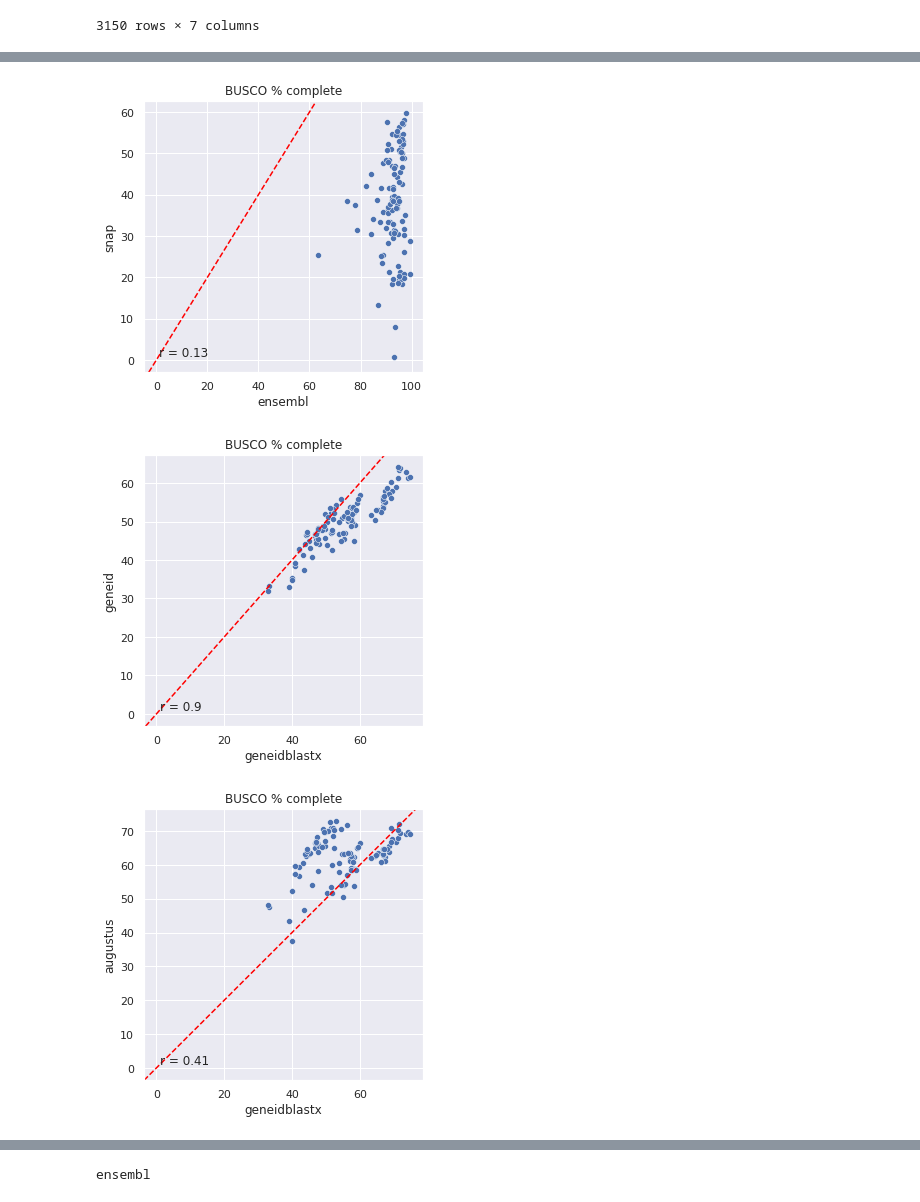
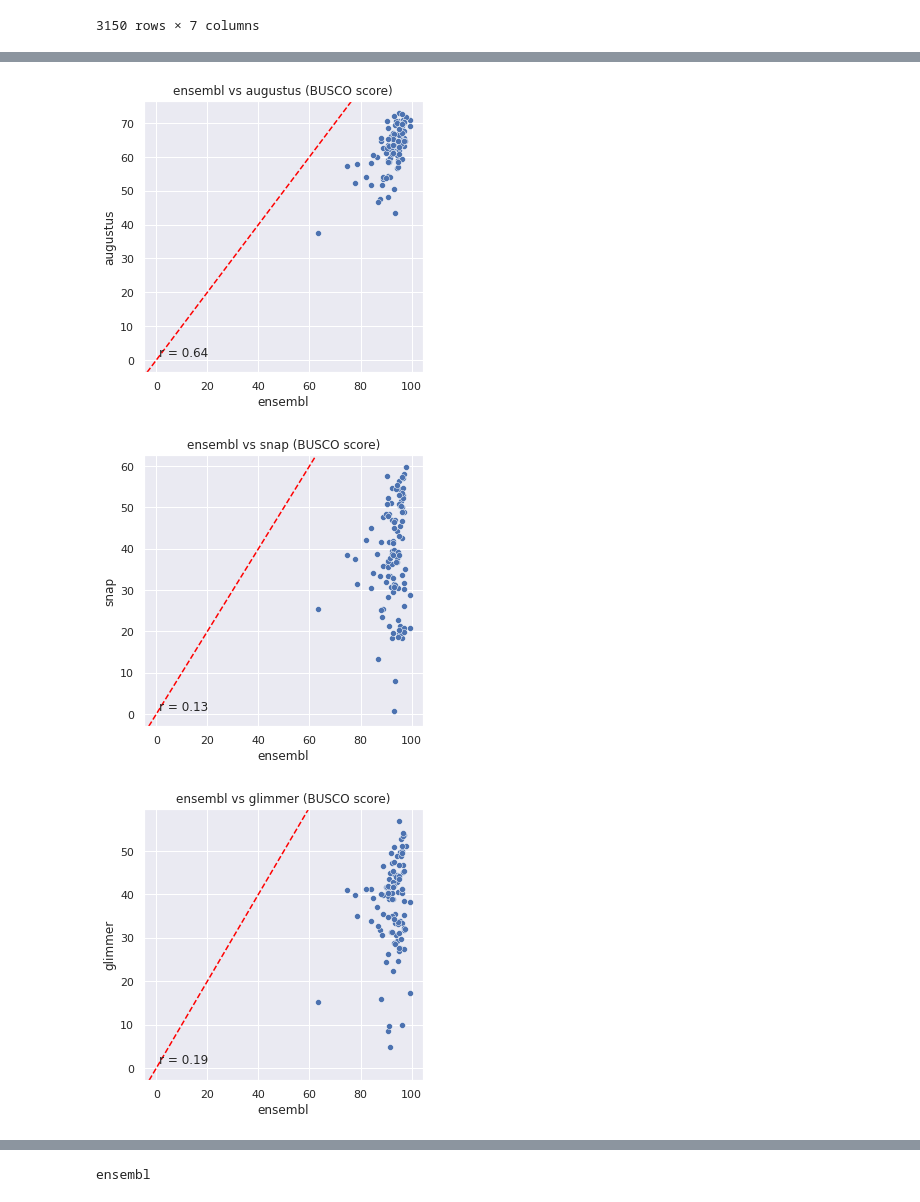
Before and after one commit to apollo994/busco_benchmark, a Jupyter notebook: notebooks/02_summary_stats.ipynb, the cells around one changed output, grey strips where cells are left out. Drawn from its saved outputs; the diff is of its cells as text; code cells hidden in the pictures.

```diff
--- a/notebooks/02_summary_stats.ipynb
+++ b/notebooks/02_summary_stats.ipynb
@@ -85,9 +85,13 @@ sns.boxplot(data = prot_count_df[['augustus','geneidblastx','geneid','ensembl']]
 [figure]
 # %%
 comparisons = [['ensembl','geneidblastx'],
+               ['ensembl','geneid'],
                ['ensembl','augustus'],
                ['ensembl','snap'],
+               ['ensembl','glimmer'],
                ['geneidblastx','geneid'],
+               ['geneidblastx','augustus'],
+               ['geneidblastx','glimmer'],
               ]
 # %%
 sns.set(rc={'figure.figsize':(5,5)})
@@ -99,6 +103,6 @@ for c in comparisons:
     a = sns.scatterplot(x = prot_count_df[c[0]], y = prot_count_df[c[1]])
     a.axline((0, 0), slope=1, linestyle='dashed', color = 'red')
     plt.text(500, 10000, 'r = ' + str(round(r, 2)), size= 12)
-    plt.title('gene count')
+    plt.title(f'{c[0]} vs {c[1]} (protein count)')
     plt.show()
 # %% [output]
@@ -216,10 +223,13 @@ busco_df
 3150 rows × 7 columns
 # %%
 comparisons = [['ensembl','geneidblastx'],
+               ['ensembl','geneid'],
                ['ensembl','augustus'],
                ['ensembl','snap'],
+               ['ensembl','glimmer'],
                ['geneidblastx','geneid'],
                ['geneidblastx','augustus'],
+               ['geneidblastx','glimmer'],
               ]
 # %%
 sns.set(rc={'figure.figsize':(5,5)})
@@ -235,6 +245,6 @@ for c in comparisons:
     plt.text(1, 1, 'r = ' + str(round(r, 2)), size= 12)
     plt.xlabel(c[0])
     plt.ylabel(c[1])
-    plt.title('BUSCO % complete')
+    plt.title(f'{c[0]} vs {c[1]} (BUSCO score)')
     plt.show()
 # %% [output]
@@ -243,3 +253,3 @@ for c in comparisons:
-[figure, old version]
+[figure, new version]
-[figure, old version]
+[figure, new version]
-[figure, old version]
+[figure, new version]
```
Also changed, not shown: parts of 3 cells of this notebook, 2 other files.
